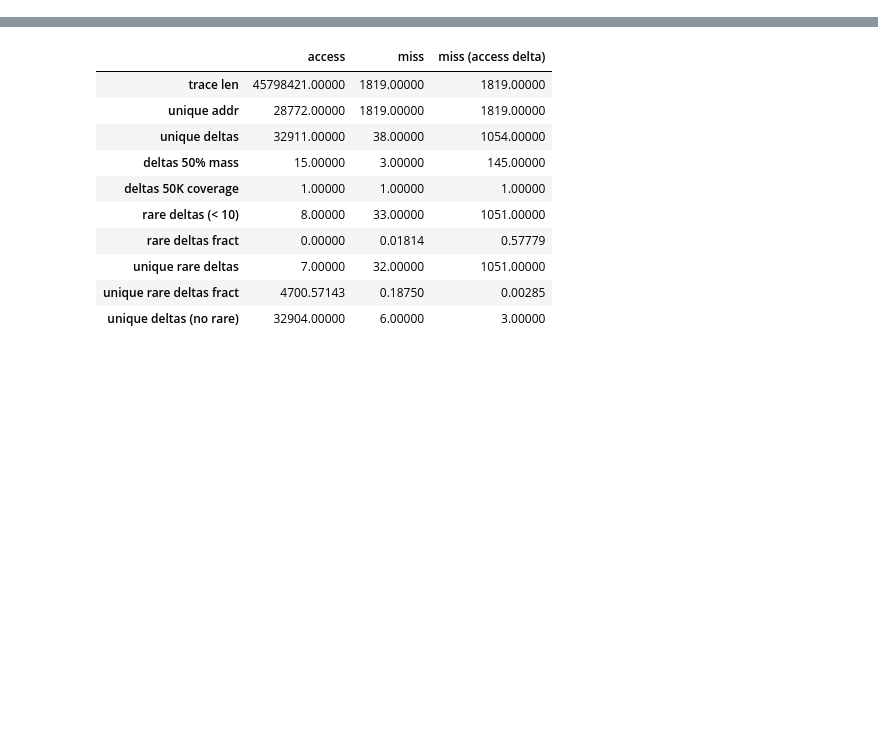
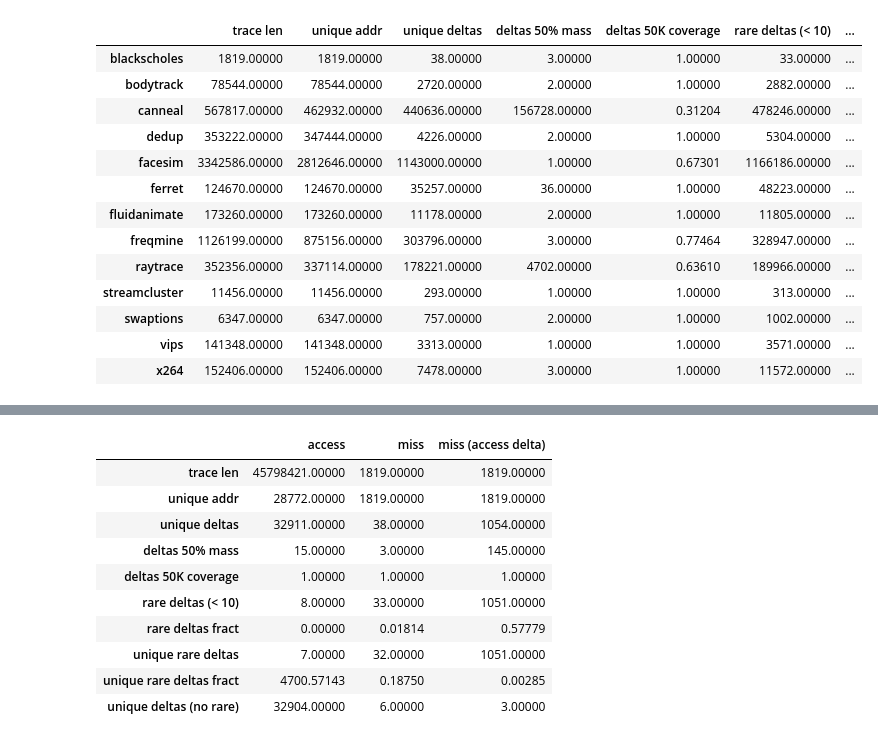
Before and after one commit to mcapuccini/dl-prefetch, a Jupyter notebook: notebooks/stats.ipynb, the cells around one changed output, grey strips where cells are left out. Saved outputs shown, nothing was run; the diff lists cells and outputs as text; code cells hidden in the pictures; blank space fills up the shorter version.

```diff
--- a/notebooks/stats.ipynb
+++ b/notebooks/stats.ipynb
@@ -57,0 +98,17 @@ def stats(benchmark):
+# %%
+stats_table('miss')
+# %% [output]
+|  | trace len | unique addr | unique deltas | deltas 50% mass | deltas 50K coverage | rare deltas (< 10) | ... |
+| blackscholes | 1819.00000 | 1819.00000 | 38.00000 | 3.00000 | 1.00000 | 33.00000 | ... |
+| bodytrack | 78544.00000 | 78544.00000 | 2720.00000 | 2.00000 | 1.00000 | 2882.00000 | ... |
+| canneal | 567817.00000 | 462932.00000 | 440636.00000 | 156728.00000 | 0.31204 | 478246.00000 | ... |
+| dedup | 353222.00000 | 347444.00000 | 4226.00000 | 2.00000 | 1.00000 | 5304.00000 | ... |
+| facesim | 3342586.00000 | 2812646.00000 | 1143000.00000 | 1.00000 | 0.67301 | 1166186.00000 | ... |
+| ferret | 124670.00000 | 124670.00000 | 35257.00000 | 36.00000 | 1.00000 | 48223.00000 | ... |
+| fluidanimate | 173260.00000 | 173260.00000 | 11178.00000 | 2.00000 | 1.00000 | 11805.00000 | ... |
+| freqmine | 1126199.00000 | 875156.00000 | 303796.00000 | 3.00000 | 0.77464 | 328947.00000 | ... |
+| raytrace | 352356.00000 | 337114.00000 | 178221.00000 | 4702.00000 | 0.63610 | 189966.00000 | ... |
+| streamcluster | 11456.00000 | 11456.00000 | 293.00000 | 1.00000 | 1.00000 | 313.00000 | ... |
+| swaptions | 6347.00000 | 6347.00000 | 757.00000 | 2.00000 | 1.00000 | 1002.00000 | ... |
+| vips | 141348.00000 | 141348.00000 | 3313.00000 | 1.00000 | 1.00000 | 3571.00000 | ... |
+| x264 | 152406.00000 | 152406.00000 | 7478.00000 | 3.00000 | 1.00000 | 11572.00000 | ... |
```
Also changed, not shown: parts of 3 cells of this notebook, 2 other files.
